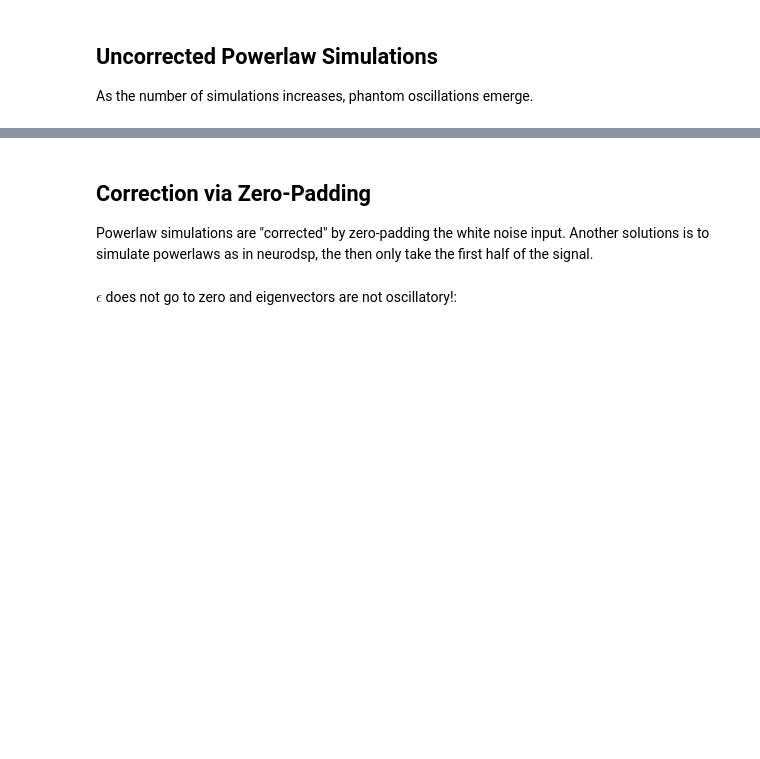
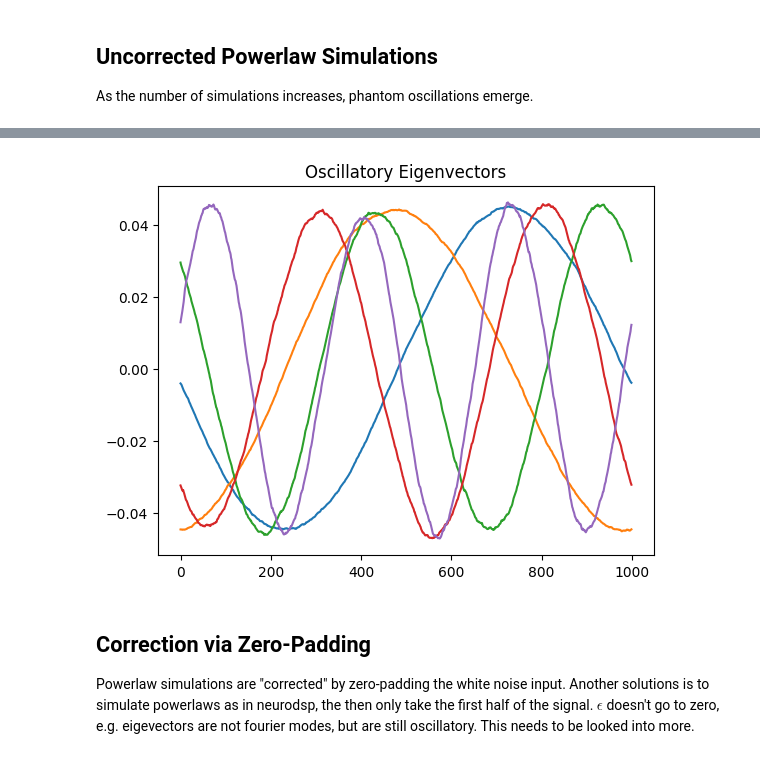
Before and after one commit to voytekresearch/oscillatory_eigenvectors, a Jupyter notebook: oscillatory_eigenvectors.ipynb, the cells around one changed output, grey strips where cells are left out. Saved outputs shown, nothing was run; the diff lists cells and outputs as text; code cells hidden in the pictures; blank space fills up the shorter version.

```diff
--- a/oscillatory_eigenvectors.ipynb
+++ b/oscillatory_eigenvectors.ipynb
@@ -125,7 +137,18 @@ n rows = 9000, epsilon = 0.04021199757151355
+# %%
+# Oscillatory eigenvectors
+pca = PCA()
+pca.fit(X)
+
+for eigenvector in pca.components_[:5]:
+    plt.plot(eigenvector)
+
+plt.title('Oscillatory Eigenvectors');
+# %% [output]
+[figure, added]
 # %% [markdown]
 ## Correction via Zero-Padding
 
-Powerlaw simulations are "corrected" by zero-padding the white noise input. Another solutions is to simulate powerlaws as in neurodsp, the then only take the first half of the signal.
+Powerlaw simulations are "corrected" by zero-padding the white noise input. Another solutions is to simulate powerlaws as in neurodsp, the then only take the first half of the signal. $\epsilon$ doesn't go to zero, e.g. eigevectors are not fourier modes, but are still oscillatory. This needs to be looked into more.
 # %%
 from scipy.stats import zscore
 from scipy.fft import fft, fftfreq, ifft, rfft, rfftfreq, irfft
@@ -186,8 +209,6 @@ X = np.zeros((n_sims, n_samples))
 
 for i in range(n_sims):
     X[i] = _create_powerlaw(n_samples, 1000, exponent)
-# %% [markdown]
-$\epsilon$ does not go to zero and eigenvectors are not oscillatory!:
 # %%
 n = n_samples
 
```
Also changed, not shown: parts of 5 cells of this notebook.
